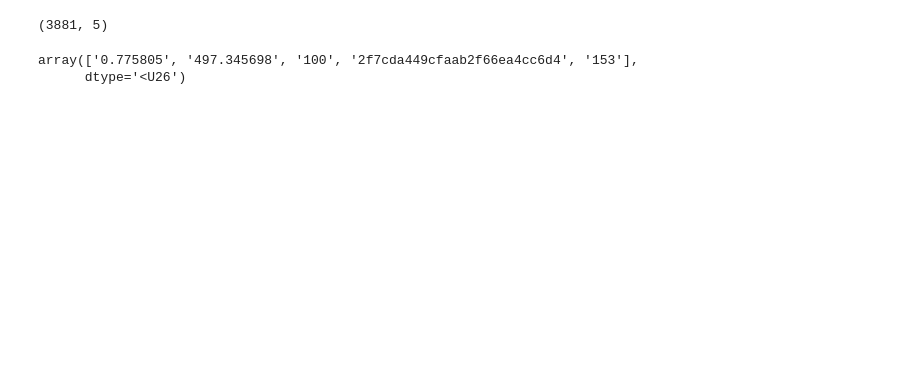
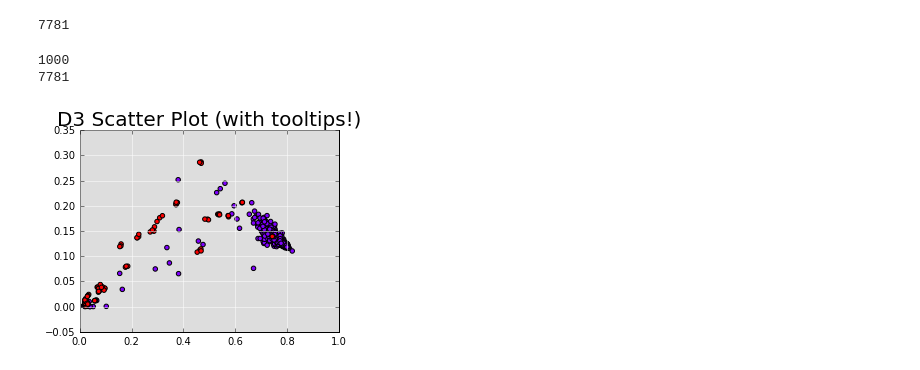
Before and after one commit to shouldsee/pyscript, a Jupyter notebook: graphics/readlog.ipynb, the cells around one changed output. Saved outputs shown, nothing was run; the diff lists cells and outputs as text; code cells hidden in the pictures; blank space fills up the shorter version.

```diff
--- a/graphics/readlog.ipynb
+++ b/graphics/readlog.ipynb
@@ -174,9 +208,70 @@ len(labels)
-# %%
-print(dat.shape)
-data[7]
-# %% [output]
-(3881, 5)
-array(['0.775805', '497.345698', '100', '2f7cda449cfaab2f66ea4cc6d4', '153'],
-      dtype='<U26')
+# %%
+# data[268]
+print(dat.shape[0])
+# %% [output]
+7781
 # %%
 n0=0;
+# %%
+n0+=dN
+print(n0)
+print(dat.shape[0])
+# %% [output]
+1000
+7781
+# %%
+# fig=plt.figure(figsize=[10,5])
+# ax=plt.subplot(axisbg='#DDDDDD',)
+dat=csv2dat(tfmat_path+'/logA2')
+# dat=csv2dat(tfmat_path+'/log8_cp.csv')
+# dat=csv2dat(tfmat_path+'/tst6.csv')
+dN=1000;
+# dat=np.vstack((dat,csv2dat(tfmat_path+'/tst1.csv')))
+data=dat[n0:n0+dN,:]
+col=list(0.2 for i in range(data.shape[0
+                                      ]));
+tst_data=csv2dat(tfmat_path+'/tstA2');
+tst_data=tst_data[:100,:];
+col=col+list(.8 for i in range(tst_data.shape[0]));
+data=np.vstack((data,tst_data));
+
+# data=dat;
+
+fig, ax = plt.subplots(subplot_kw=dict(axisbg='#DDDDDD'
+#                                        ,projection='3d'
+                                      ))
+# fig.set_size_inches([10,8])
+# ax.set_ylim(-1,20)
+ax.set_xlim(0,1)
+ax.grid(color='white', linestyle='solid')
+plt.subplots_adjust(left=0.3, right=0.9, top=0.9, bottom=0.2)
+
+xs=data[:,0];
+xs=xs.astype(np.float)
+xs[np.isnan(xs)]=0;
+ys=(data[:,1].astype(np.float));
+# ys[ys==0]=1;
+# ys=np.log(ys);
+ys[~np.isfinite(ys)]=0;
+
+sizs=list(float(x)/5 for x in data[:,2])
+N = xs.size;
+labels=list(data[:,3]);
+# labels=data[:,[0,1,3]].T.to_html
+
+
+sct = ax.scatter(xs,
+                 ys,
+                c=col,
+                 s = sizs,
+                 alpha=1.0,
+                 cmap=plt.cm.rainbow)
+
+ax.set_title("D3 Scatter Plot (with tooltips!)", size=20)
+plugins.connect(fig,
+                plugins.PointLabelTooltip(sct, labels),
+#                 plugins.Zoom(enabled=False),
+                ClickInfo(sct,labels)
+               )
+# %% [output]
+[figure, added]
```
Also changed, not shown: parts of 13 cells of this notebook, 2 other files.
